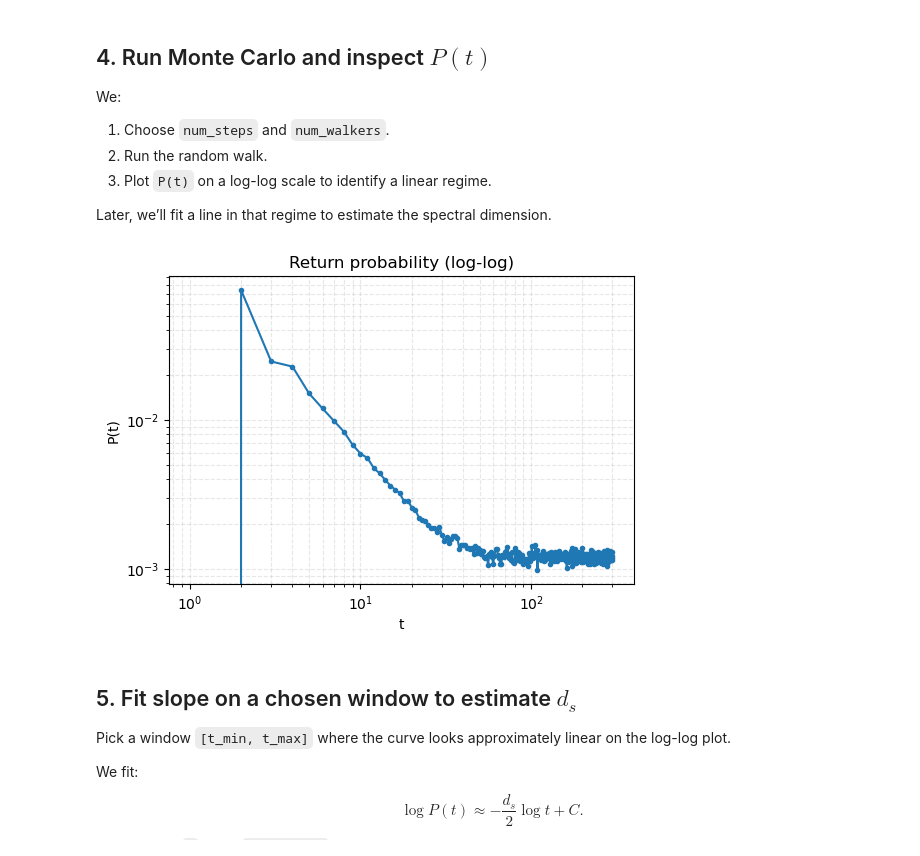
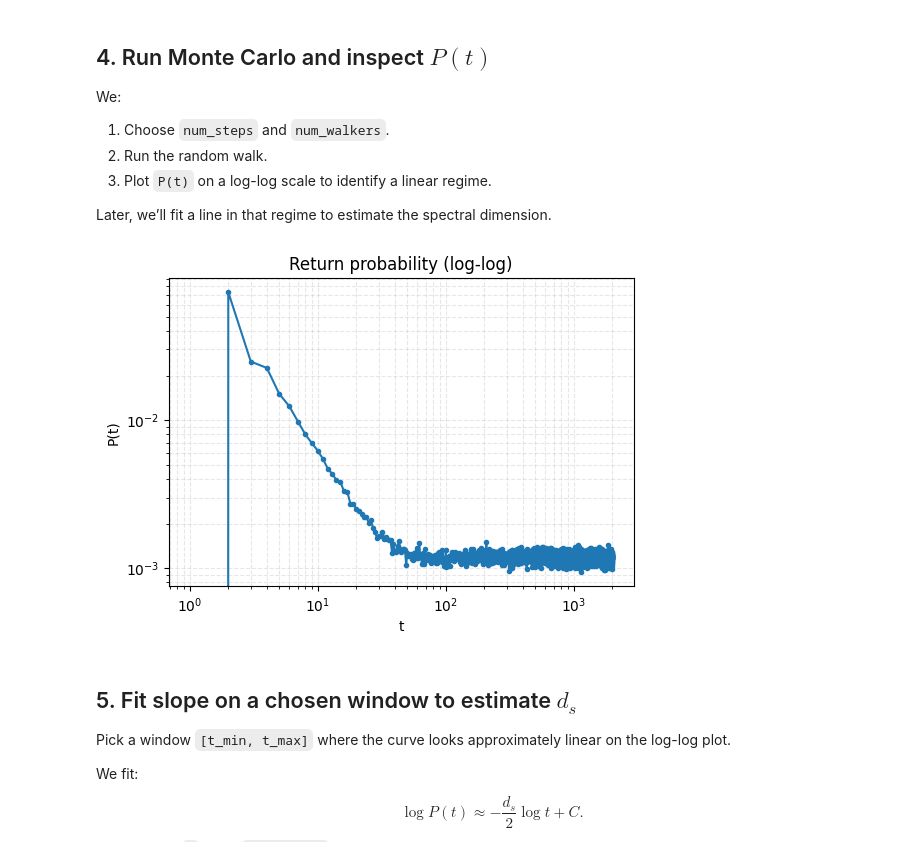
Before and after one commit to Hyperphysics-Institute/CPP, a Jupyter notebook: series_standard_model/notebooks/nb02_SM8_cage_spectral_dimension_gpu.ipynb, the cells around one changed output. Cells and saved outputs as stored; diff of their text form; code cells hidden in the pictures.

```diff
--- a/series_standard_model/notebooks/nb02_SM8_cage_spectral_dimension_gpu.ipynb
+++ b/series_standard_model/notebooks/nb02_SM8_cage_spectral_dimension_gpu.ipynb
@@ -176,22 +176,22 @@ We:
 Later, we’ll fit a line in that regime to estimate the spectral dimension.
 # %%
 # Parameters (tune as needed)
-num_steps = 300          # max steps
+num_steps = 2000         # max steps
 num_walkers = 200_000    # number of walkers
 
 P_t = random_walk_return_prob(neighbor_tensor, degree_tensor, num_steps, num_walkers)
 
 t_vals = np.arange(num_steps + 1)
 
 plt.figure(figsize=(6,4))
 plt.loglog(t_vals[1:], P_t[1:], 'o-', markersize=3)
 plt.xlabel('t')
 plt.ylabel('P(t)')
 plt.title('Return probability (log-log)')
 plt.grid(True, which='both', ls='--', alpha=0.3)
 plt.show()
 # %% [output]
-[figure, old version]
+[figure, new version]
 # %% [markdown]
 ## 5. Fit slope on a chosen window to estimate $d_s$
 
```
Also changed, not shown: parts of 2 cells of this notebook, 2 other files.
